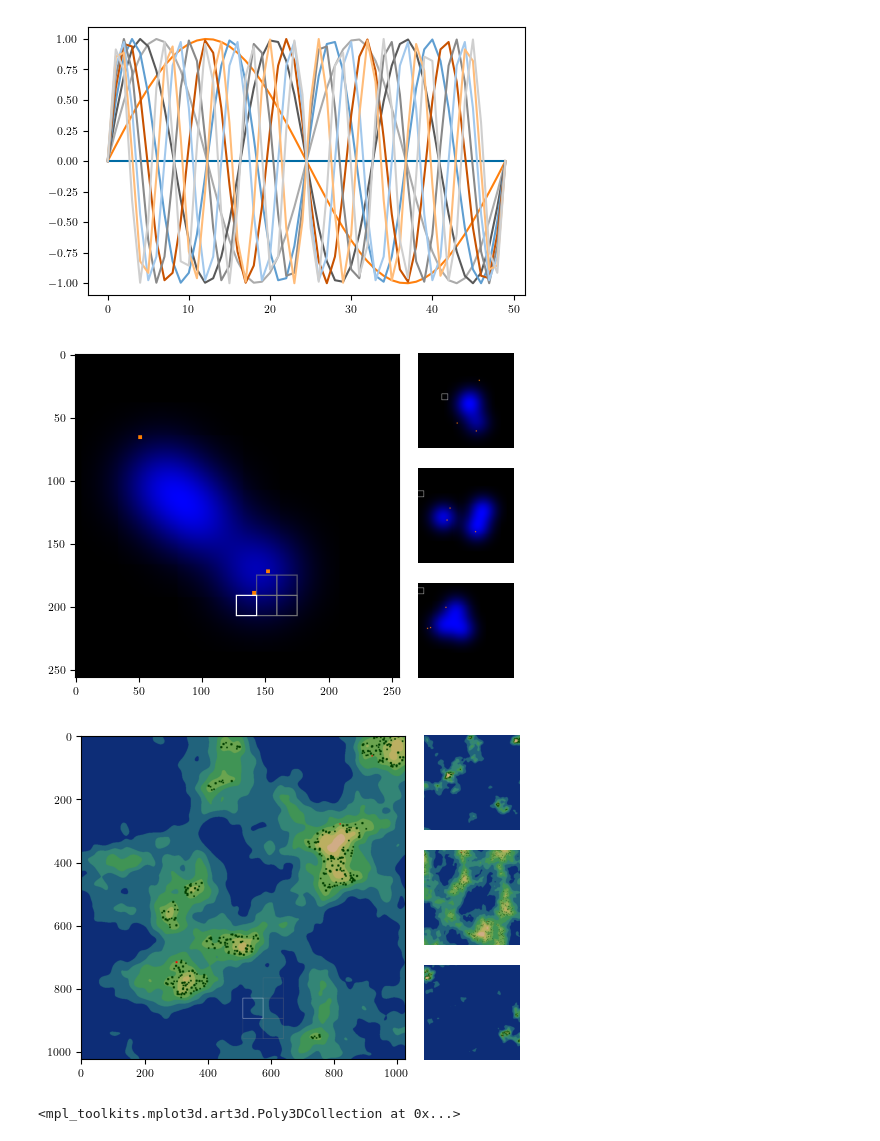
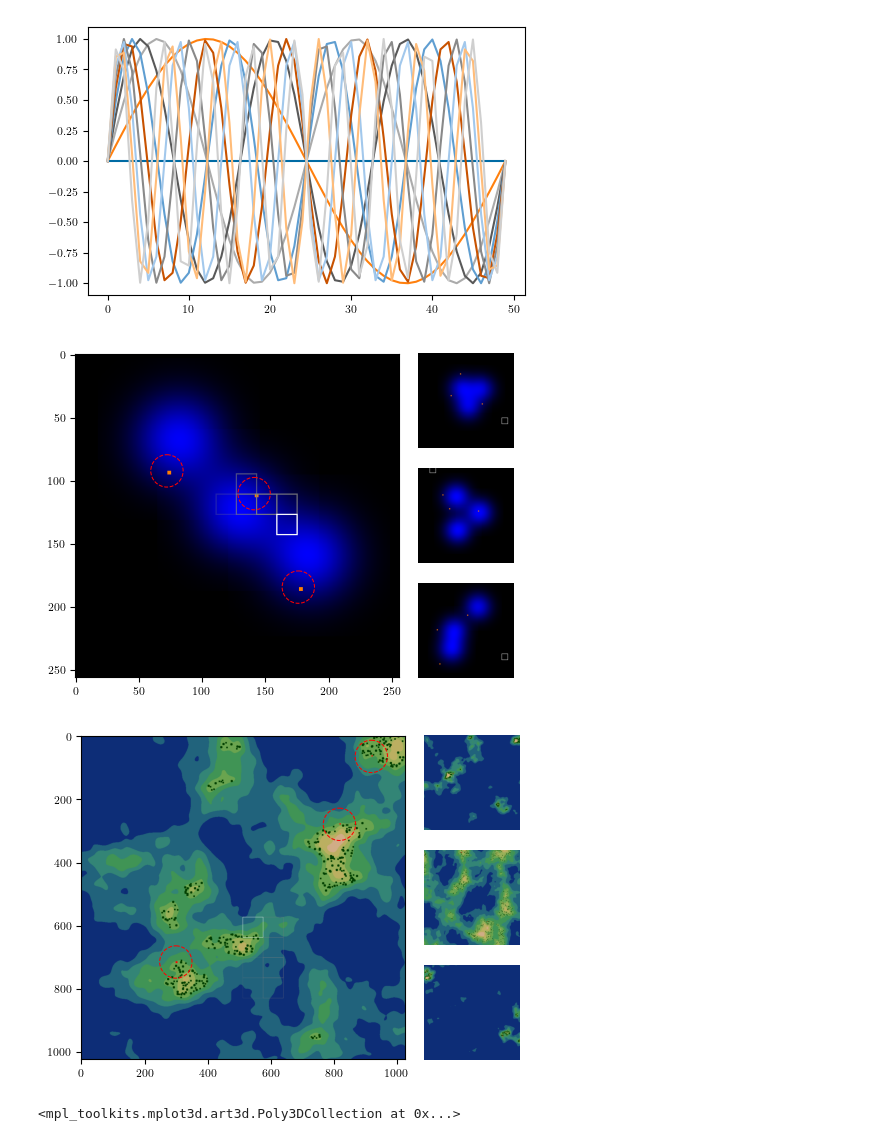
Before and after one commit to fumlig/visualsearch, a Jupyter notebook: plot.ipynb, the cells around one changed output. Cells and saved outputs as stored; diff of their text form; code cells hidden in the pictures.

```diff
--- a/plot.ipynb
+++ b/plot.ipynb
@@ -41,38 +41,51 @@ plt.show()
 import gym
 import gym_search
 
 
 def plot_environment(env_id, seed=0, count=4, steps=10):
     layout = [
         [0, 0, 0, 1],
         [0, 0, 0, 2],
         [0, 0, 0, 3],
     ]
 
     fig, axs = plt.subplot_mosaic(layout, figsize=figsize(ratio=0.75))
 
     env = gym.make(env_id)
-    env.seed(seed)
+
+    if seed is not None:
+        env.seed(seed)
 
     for i in range(count):
         env.reset()
+
         if i == 0:
             for _ in range(steps):
                 env.step(env.action_space.sample())
 
         img = env.render(mode="rgb_array", show_view=True, show_targets=False, show_hits=False, show_path=True)
+        h, w, _c = img.shape
+
+        if i == 0:
+            for t in env.targets:
+                #dx = 0.1*w
+                #dy = -0.1*w
+                #axs[i].arrow(t.x-dx, t.y-dy, dx, dy, color="r", head_width=0.01*w, head_starts_at_zero=True)
+                circle = plt.Circle((t.x, t.y), 0.05*w, color='r', fill=False, linewidth=0.75, linestyle='--')
+                axs[i].add_patch(circle)
+
 
         axs[i].imshow(img)
         if i != 0:
             axs[i].set_axis_off()
 
     return fig
 
-plot_environment("SearchGaussian-v0").savefig(figpath("gaussian"), dpi=300)
-plot_environment("SearchTerrain-v0").savefig(figpath("terrain"), dpi=300)
+plot_environment("SearchGaussian-v0", seed=1).savefig(figpath("gaussian"), dpi=300)
+plot_environment("SearchTerrain-v0", seed=0).savefig(figpath("terrain"), dpi=300)
 # %% [output]
-[figure, old version]
+[figure, new version]
-[figure, old version]
+[figure, new version]
 # %%
 import gym
 import gym_search
```
Also changed, not shown: 14 other files.
